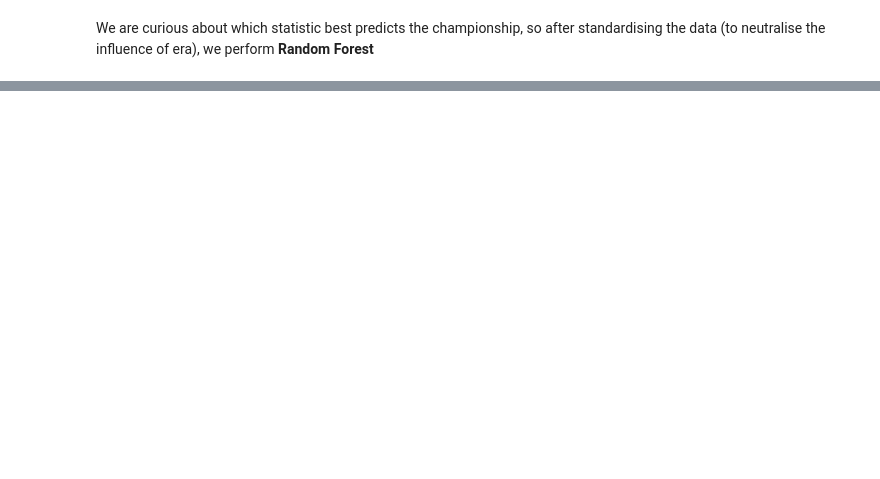
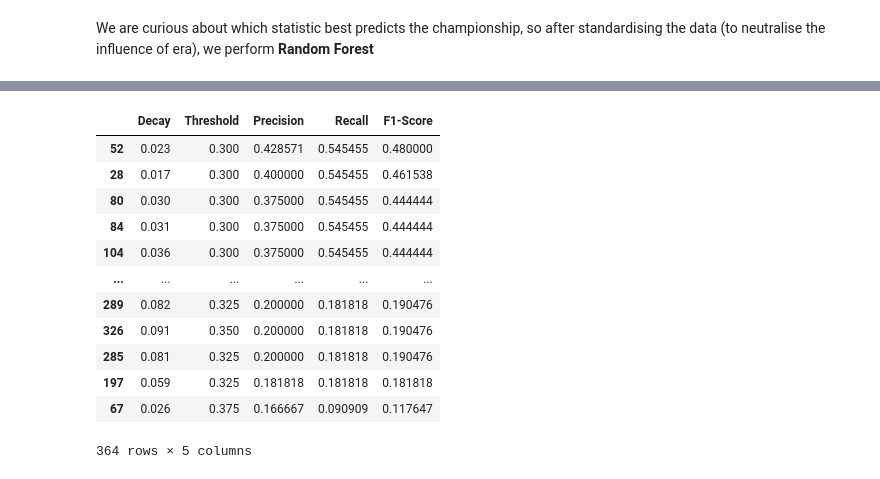
Before and after one commit to GalahadJr-1214/2026-Statistics-Final-Project, a Jupyter notebook: Final Project/dominant_champ.ipynb, the cells around one changed output, grey strips where cells are left out. Drawn from its saved outputs; the diff is of its cells as text; code cells hidden in the pictures; blank space fills up the shorter version.

```diff
--- a/Final Project/dominant_champ.ipynb
+++ b/Final Project/dominant_champ.ipynb
@@ -130,0 +368,41 @@ Feature Importances:
+# %%
+record = pd.DataFrame(columns=['Decay', 'Threshold', 'Precision', 'Recall', 'F1-Score'])
+
+for decay in range(10, 100+1):
+    # --- CHANGE 1: Time-Decay Weighting ---
+    # Exponentially weight recent seasons in the training set
+    max_season = train_data['Season'].max()
+    time_weights = np.exp(-decay * 0.001 * (max_season - train_data['Season']))
+
+    # --- CHANGE 2: The Unshackled RF ---
+    # Remove monotonic_cst, let it breathe. Keep class_weight to handle the 3:1 imbalance.
+    model = RandomForestClassifier(
+        n_estimators=1000,         # More trees for stability
+        # class_weight='balanced_subsample',
+        max_depth=None,            # Let it grow to find complex interactions
+        min_samples_leaf=3,        # Keep this just to prevent 1-team leaves
+        max_features='sqrt',       # Standard RF randomness
+        random_state=42
+    )
+
+    # Fit with TIME WEIGHTS
+    model.fit(x_train, y_train, sample_weight=time_weights)
+
+    # --- CHANGE 3: Threshold Moving ---
+    print(f"\n--- Threshold Optimization ---")
+    y_probs = model.predict_proba(x_test)[:, 1]
+
+    for threshold in [0.30, 0.325, 0.35, 0.375]:
+        y_pred_adj = (y_probs >= threshold).astype(int)
+        recall = recall_score(y_test, y_pred_adj)
+        precision = precision_score(y_test, y_pred_adj, zero_division=0)
+        f1 = f1_score(y_test, y_pred_adj)
+        print(f"Threshold: {threshold:.2f}")
+        print(f"Confusion Matrix:\n {confusion_matrix(y_test, y_pred_adj)}")
+        record.loc[len(record)] = {
+            'Decay': decay,
+            'Threshold': threshold,
+            'Precision': precision,
+            'Recall': recall,
+            'F1-Score': f1
+        }
@@ -130,0 +427,18 @@ Feature Importances:
+# %%
+record.sort_values(by='F1-Score', ascending=False, inplace=True)
+record['Decay'] = record['Decay'] * 0.001
+record
+# %% [output]
+|  | Decay | Threshold | Precision | Recall | F1-Score |
+| 52 | 0.023 | 0.300 | 0.428571 | 0.545455 | 0.480000 |
+| 28 | 0.017 | 0.300 | 0.400000 | 0.545455 | 0.461538 |
+| 80 | 0.030 | 0.300 | 0.375000 | 0.545455 | 0.444444 |
+| 84 | 0.031 | 0.300 | 0.375000 | 0.545455 | 0.444444 |
+| 104 | 0.036 | 0.300 | 0.375000 | 0.545455 | 0.444444 |
+| ... | ... | ... | ... | ... | ... |
+| 289 | 0.082 | 0.325 | 0.200000 | 0.181818 | 0.190476 |
+| 326 | 0.091 | 0.350 | 0.200000 | 0.181818 | 0.190476 |
+| 285 | 0.081 | 0.325 | 0.200000 | 0.181818 | 0.190476 |
+| 197 | 0.059 | 0.325 | 0.181818 | 0.181818 | 0.181818 |
+| 67 | 0.026 | 0.375 | 0.166667 | 0.090909 | 0.117647 |
+364 rows × 5 columns
```
Also changed, not shown: parts of 11 cells of this notebook.
